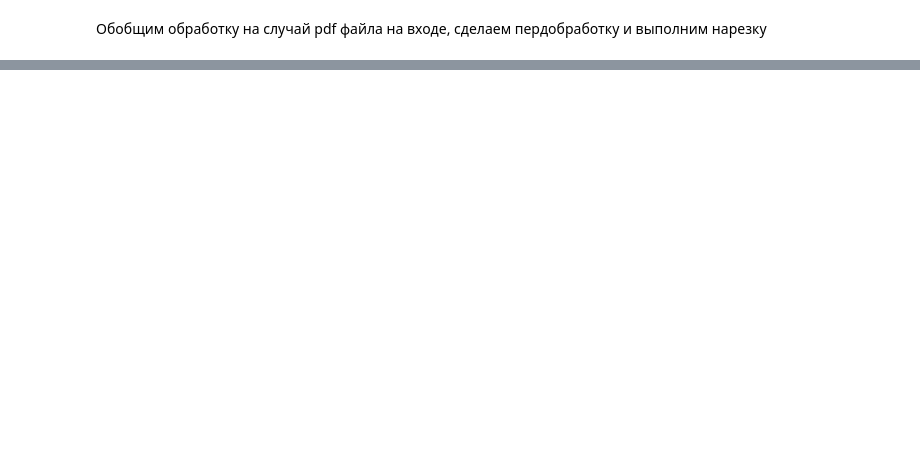
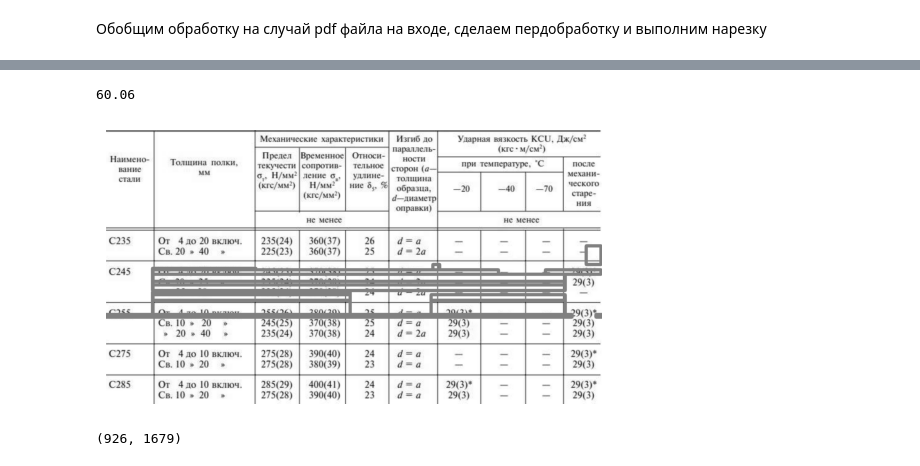
Before and after one commit to DikovAlexandr/TableExtraction, a Jupyter notebook: TableExtraction.ipynb, the cells around one changed output, grey strips where cells are left out. Saved outputs shown, nothing was run; the diff lists cells and outputs as text; code cells hidden in the pictures; blank space fills up the shorter version.

Commit message:
TableExtraction update

```diff
--- a/TableExtraction.ipynb
+++ b/TableExtraction.ipynb
@@ -248,0 +384,10 @@ Requirement already satisfied: mpmath>=0.19 in c:\users\dsash\anaconda3\lib\site
+# %%
+extractor = TableExtraction()
+extractor.extract_from_file('draft/6_part.pdf')
+# %% [output]
+60.06
+[figure, added]
+# %%
+extractor.tables[0].shape
+# %% [output]
+(926, 1679)
```
Also changed, not shown: parts of 8 cells of this notebook, 13 other files.
